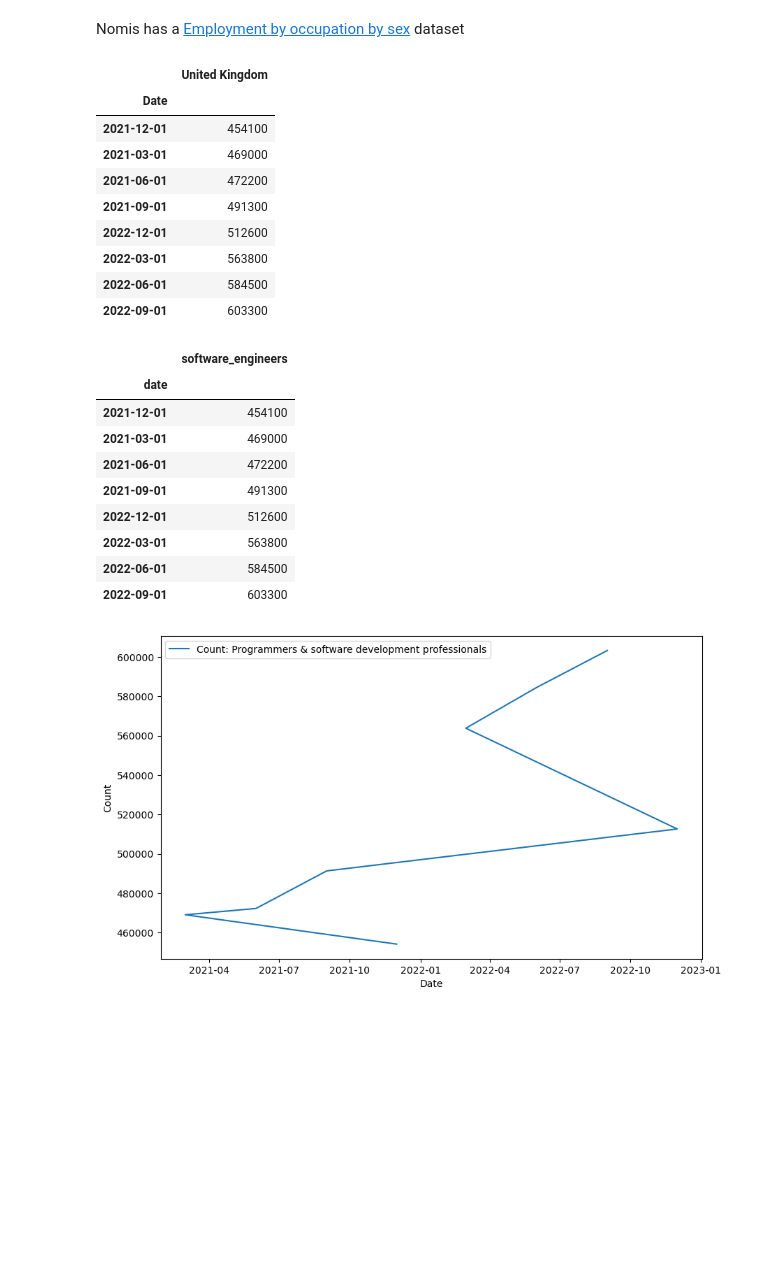
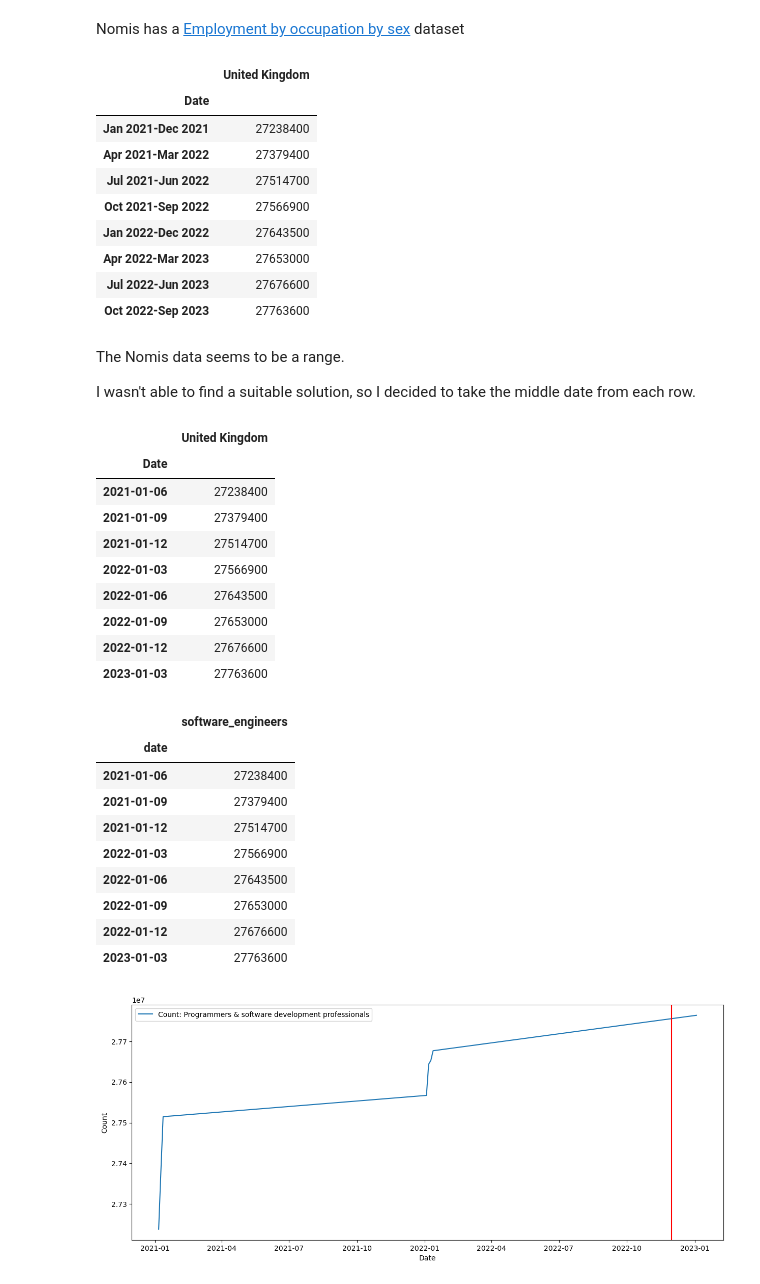
Before and after one commit to SammyAbukmeil/ai-software-engineering-impact, a Jupyter notebook: impact-of-ai-sofware-engineering-jobs.ipynb, the cells around one changed output. Drawn from its saved outputs; the diff is of its cells as text; code cells hidden in the pictures; blank space fills up the shorter version.

Commit message:
Update nomis dataset

```diff
--- a/impact-of-ai-sofware-engineering-jobs.ipynb
+++ b/impact-of-ai-sofware-engineering-jobs.ipynb
@@ -117,53 +93,78 @@ The peek around 2022 might be due to hiring during Covid-19
 # %% [markdown]
 Nomis has a [Employment by occupation by sex](https://www.nomisweb.co.uk/datasets/aps218/reports/employment-by-occupation?compare=K02000001) dataset
 # %%
-nomis_data = pd.read_csv(
+data = pd.read_csv(
     "./datasets/employment-by-sex.csv",
     parse_dates=[0],
     index_col=0
 )
 
-nomis_df = pd.DataFrame(nomis_data)
+df = pd.DataFrame(data)
 
-nomis_df
+df
 # %% [output]
 |  | United Kingdom |
 | Date |  |
-| 2021-12-01 | 454100 |
-| 2021-03-01 | 469000 |
-| 2021-06-01 | 472200 |
-| 2021-09-01 | 491300 |
-| 2022-12-01 | 512600 |
-| 2022-03-01 | 563800 |
-| 2022-06-01 | 584500 |
-| 2022-09-01 | 603300 |
+| Jan 2021-Dec 2021 | 27238400 |
+| Apr 2021-Mar 2022 | 27379400 |
+| Jul 2021-Jun 2022 | 27514700 |
+| Oct 2021-Sep 2022 | 27566900 |
+| Jan 2022-Dec 2022 | 27643500 |
+| Apr 2022-Mar 2023 | 27653000 |
+| Jul 2022-Jun 2023 | 27676600 |
+| Oct 2022-Sep 2023 | 27763600 |
+# %% [markdown]
+The Nomis data seems to be a range.
+
+I wasn't able to find a suitable solution, so I decided to take the middle date from each row.
+# %%
+data = pd.read_csv(
+    "./datasets/employment-by-sex-middle.csv",
+    parse_dates=[0],
+    index_col=0
+)
+
+df = pd.DataFrame(data)
+
+df
+# %% [output]
+|  | United Kingdom |
+| Date |  |
+| 2021-01-06 | 27238400 |
+| 2021-01-09 | 27379400 |
+| 2021-01-12 | 27514700 |
+| 2022-01-03 | 27566900 |
+| 2022-01-06 | 27643500 |
+| 2022-01-09 | 27653000 |
+| 2022-01-12 | 27676600 |
+| 2023-01-03 | 27763600 |
 # %%
 (
-    nomis_df
+    df
     .rename(columns={"United Kingdom":"software_engineers"})
     .rename_axis('date')
 )
 # %% [output]
 |  | software_engineers |
 | date |  |
-| 2021-12-01 | 454100 |
-| 2021-03-01 | 469000 |
-| 2021-06-01 | 472200 |
-| 2021-09-01 | 491300 |
-| 2022-12-01 | 512600 |
-| 2022-03-01 | 563800 |
-| 2022-06-01 | 584500 |
-| 2022-09-01 | 603300 |
+| 2021-01-06 | 27238400 |
+| 2021-01-09 | 27379400 |
+| 2021-01-12 | 27514700 |
+| 2022-01-03 | 27566900 |
+| 2022-01-06 | 27643500 |
+| 2022-01-09 | 27653000 |
+| 2022-01-12 | 27676600 |
+| 2023-01-03 | 27763600 |
 # %%
-plt.figure(figsize=(10,6))
-plt.plot(nomis_df, label="Count: Programmers & software development professionals")
+plt.figure(figsize=(15,6))
+plt.plot(df, label="Count: Programmers & software development professionals")
 
 # Add a line for the date when Chat GPT was released
-# plt.axvline(pd.Timestamp('2022-11-30'),color='r')
+plt.axvline(pd.Timestamp('30-11-2022'),color='r')
 
 plt.xlabel("Date")
 plt.ylabel("Count")
 plt.legend()
 plt.show()
 # %% [output]
-[figure, old version]
+[figure, new version]
```
Also changed, not shown: parts of 5 cells of this notebook, 2 other files.
